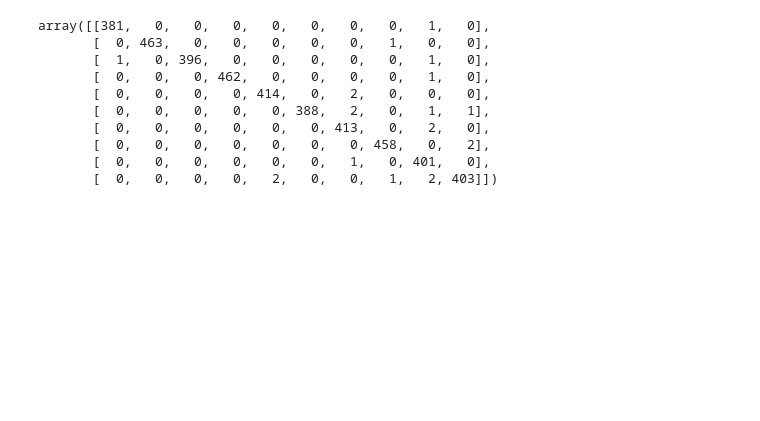
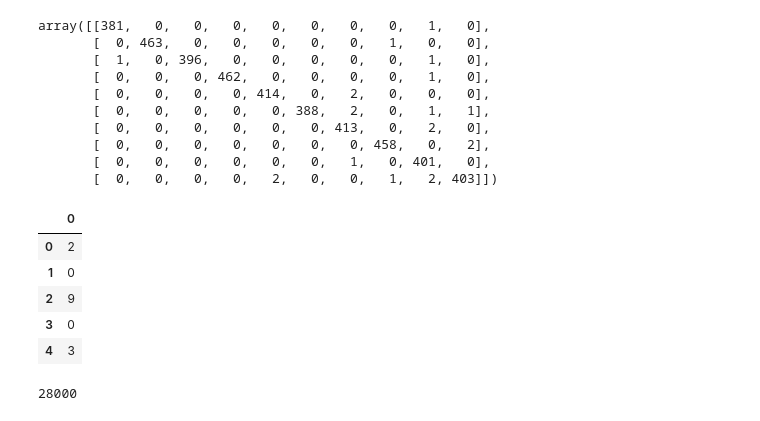
Before and after one commit to slvDev/Digit-Recognizer-CNN-Keras, a Jupyter notebook: Digit_Recognizer_CNN.ipynb, the cells around one changed output. Drawn from its saved outputs; the diff is of its cells as text; code cells hidden in the pictures; blank space fills up the shorter version.

```diff
--- a/Digit_Recognizer_CNN.ipynb
+++ b/Digit_Recognizer_CNN.ipynb
@@ -206,0 +207,19 @@ array([[381,   0,   0,   0,   0,   0,   0,   0,   1,   0],
+# %%
+y = model.predict(test)
+# %%
+y = np.argmax(y, axis = 1)
+# %%
+csv = pd.DataFrame(y)
+# %%
+csv.head()
+# %% [output]
+|  | 0 |
+| 0 | 2 |
+| 1 | 0 |
+| 2 | 9 |
+| 3 | 0 |
+| 4 | 3 |
+# %%
+len(csv)
+# %% [output]
+28000
```
Also changed, not shown: parts of 5 cells of this notebook.
